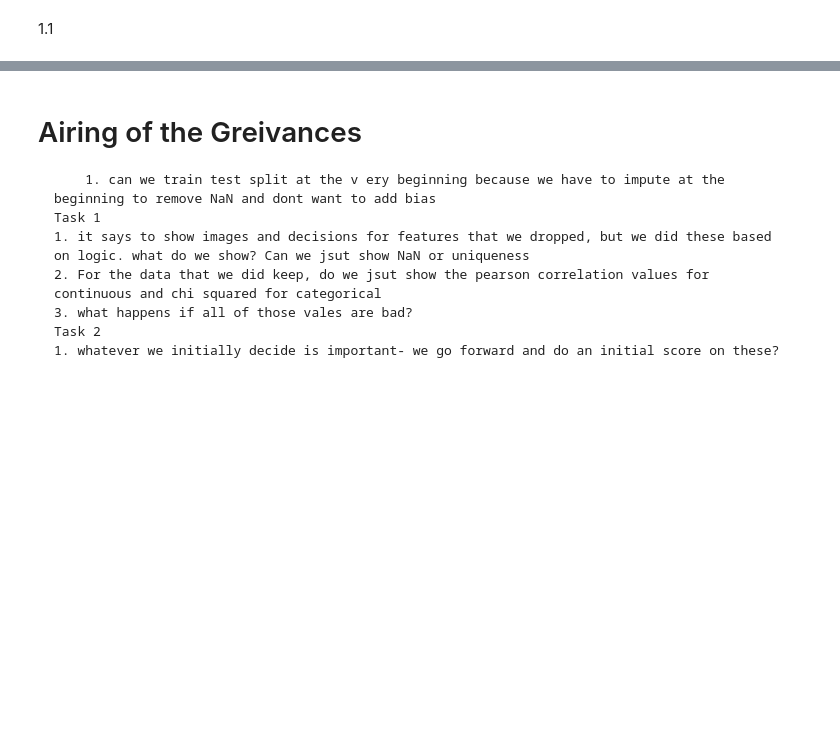
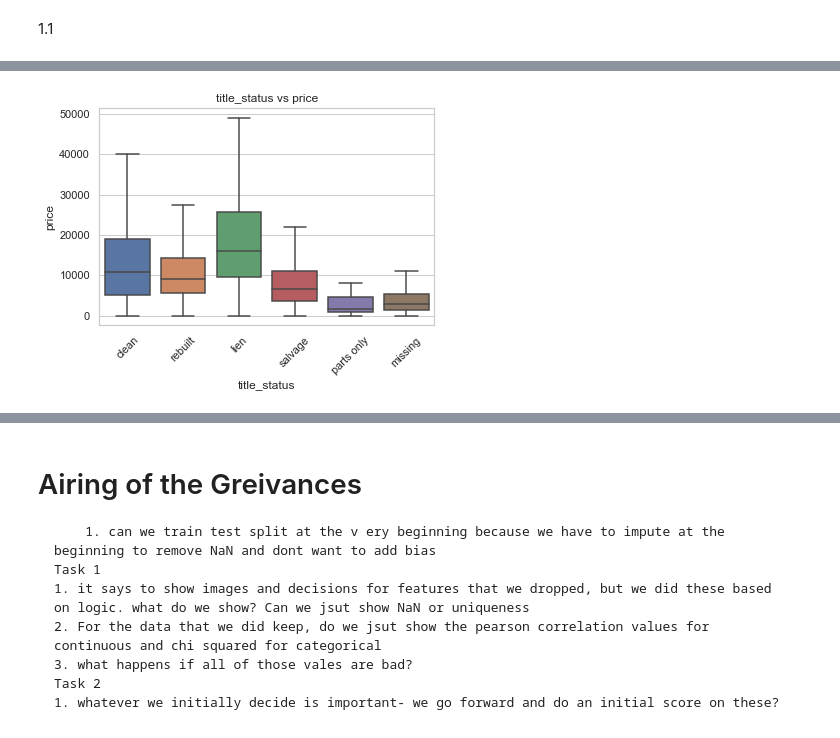
Before and after one commit to lauren-e-friend/aml_2020, a Jupyter notebook: friend_homework3.ipynb, the cells around one changed output, grey strips where cells are left out. Cells and saved outputs as stored; diff of their text form; code cells hidden in the pictures; blank space fills up the shorter version.

```diff
--- a/friend_homework3.ipynb
+++ b/friend_homework3.ipynb
@@ -91,0 +173,4 @@ for column in reduced_data.columns:
+# %%
+box('title_status')
+# %% [output]
+[figure, added]
```
Also changed, not shown: parts of 56 cells of this notebook.
